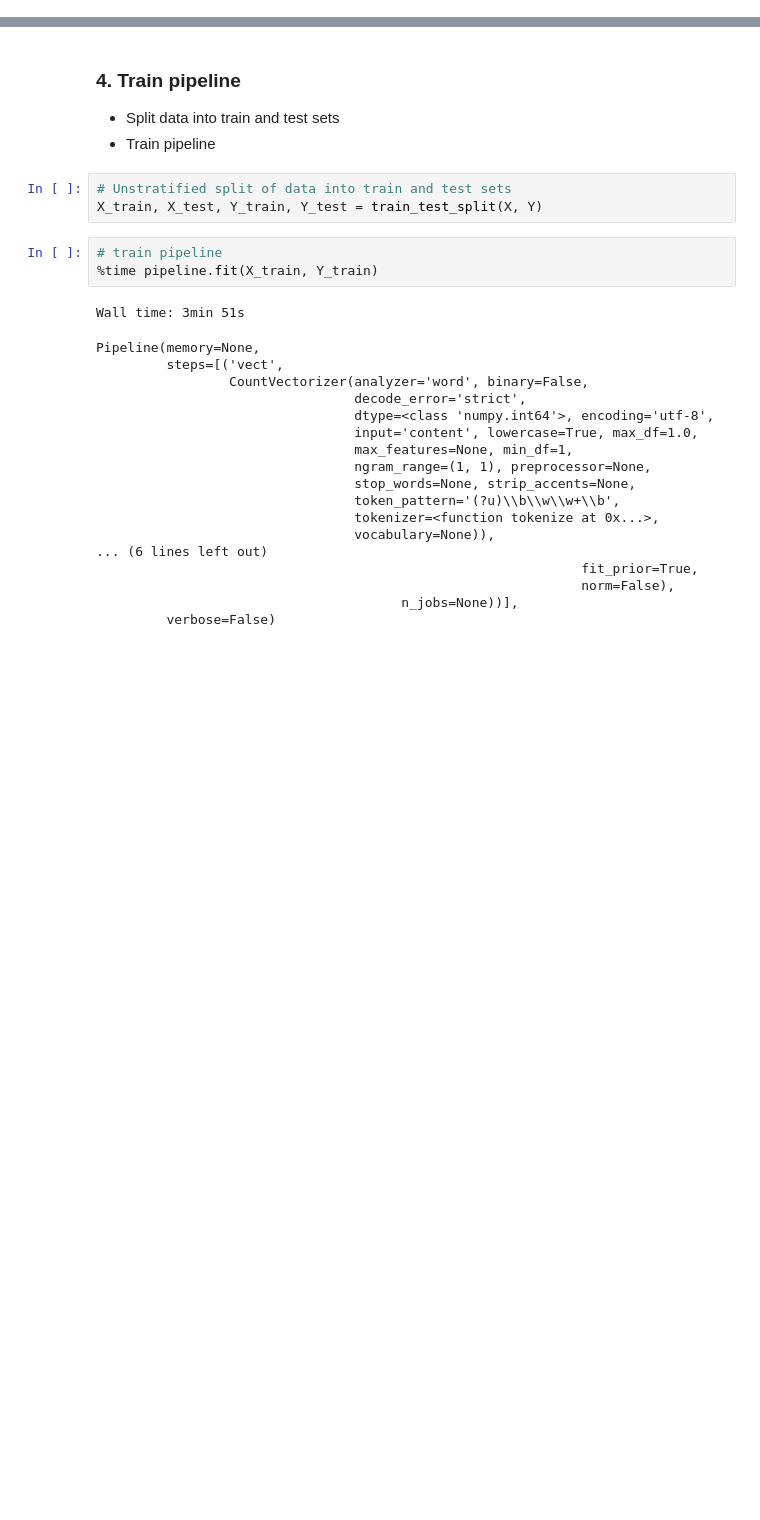
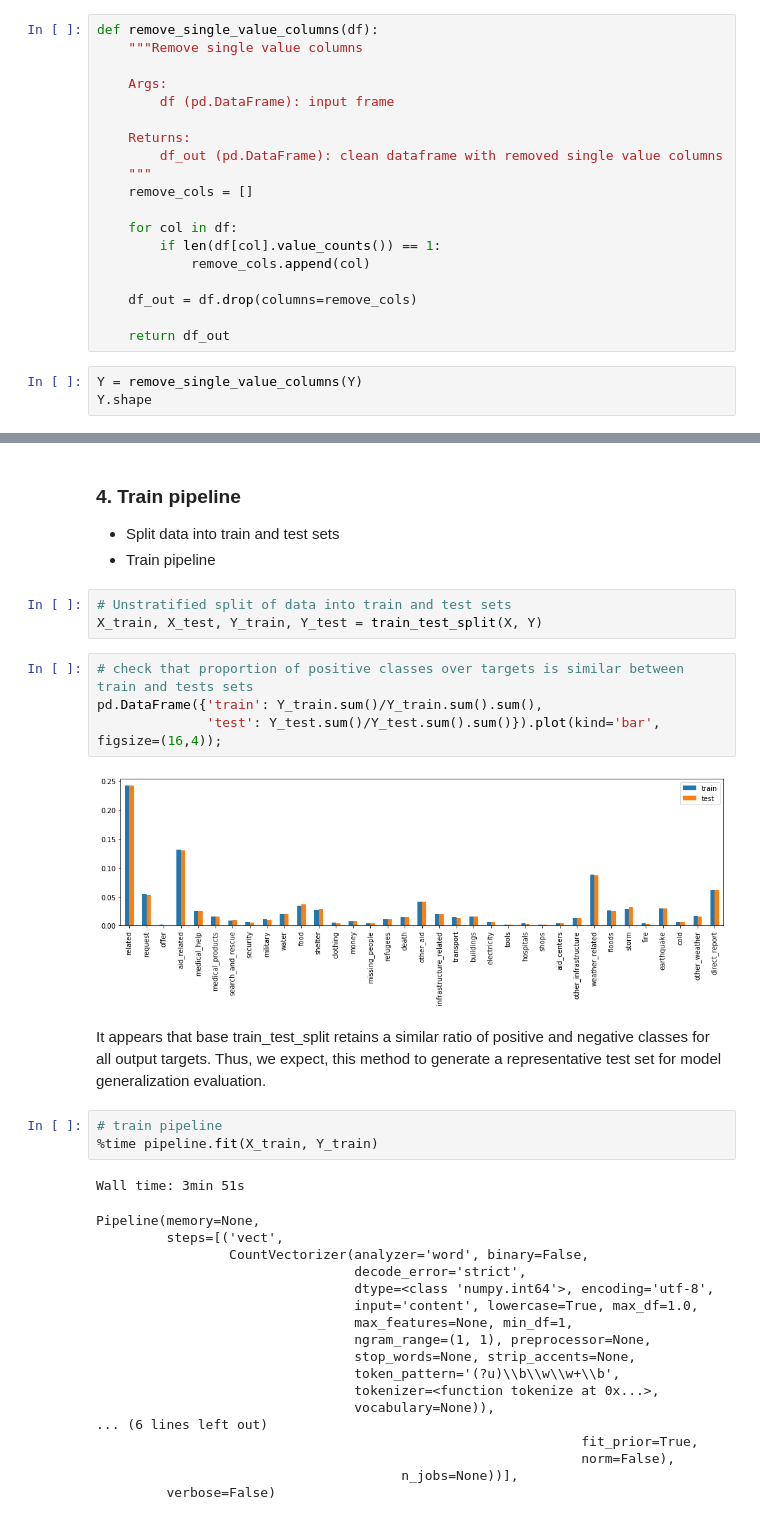
Before and after one commit to LexiAM/disaster_response_NLP_pipeline, a Jupyter notebook: notebooks/ML Pipeline Preparation.ipynb, the cells around one changed output, grey strips where cells are left out. Cells and saved outputs as stored; diff of their text form; blank space fills up the shorter version.

```diff
--- a/notebooks/ML Pipeline Preparation.ipynb
+++ b/notebooks/ML Pipeline Preparation.ipynb
@@ -46,3 +54,25 @@ Y.head()
 | 9 | 1 | 1 | 0 | 1 | 0 | 1 | 0 | 0 | ... |
 | 12 | 1 | 0 | 0 | 0 | 0 | 0 | 0 | 0 | ... |
 5 rows × 36 columns
+# %%
+def remove_single_value_columns(df):
+    """Remove single value columns
+
+    Args:
+        df (pd.DataFrame): input frame
+
+    Returns:
+        df_out (pd.DataFrame): clean dataframe with removed single value columns
+    """
+    remove_cols = []
+
+    for col in df:
+        if len(df[col].value_counts()) == 1:
+            remove_cols.append(col)
+
+    df_out = df.drop(columns=remove_cols)
+
+    return df_out
+# %%
+Y = remove_single_value_columns(Y)
+Y.shape
@@ -87,6 +119,14 @@ pipeline = Pipeline([
 # %%
 # Unstratified split of data into train and test sets
 X_train, X_test, Y_train, Y_test = train_test_split(X, Y)
+# %%
+# check that proportion of positive classes over targets is similar between train and tests sets
+pd.DataFrame({'train': Y_train.sum()/Y_train.sum().sum(),
+              'test': Y_test.sum()/Y_test.sum().sum()}).plot(kind='bar', figsize=(16,4));
+# %% [output]
+[figure, added]
+# %% [markdown]
+It appears that base train_test_split retains a similar ratio of positive and negative classes for all output targets. Thus, we expect, this method to generate a representative test set for model generalization evaluation.
 # %%
 # train pipeline
 %time pipeline.fit(X_train, Y_train)
```
Also changed, not shown: parts of 39 cells of this notebook, 1 other file.
